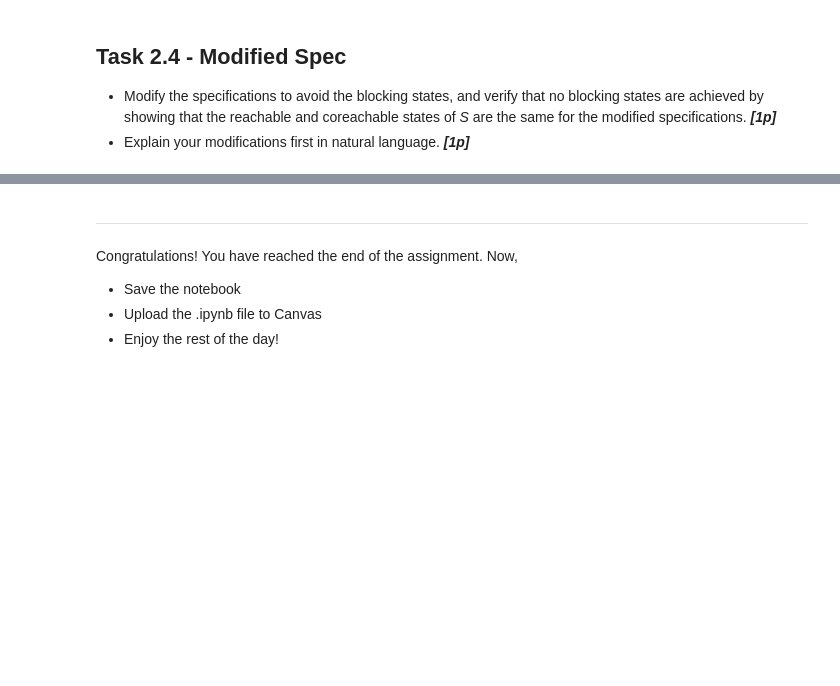
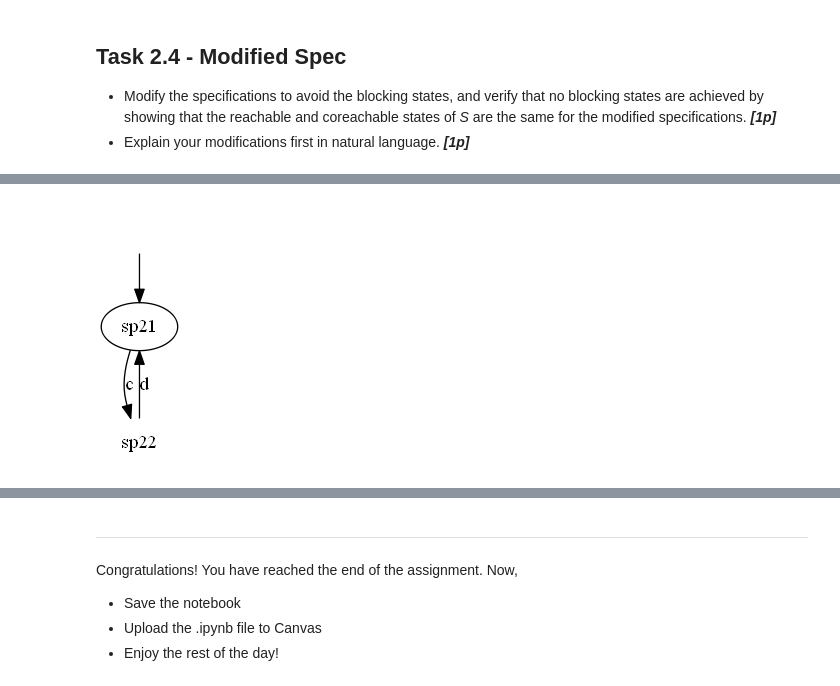
Before and after one commit to mohkan1/logic_ass_1, a Jupyter notebook: sync_and_reach.ipynb, the cells around one changed output, grey strips where cells are left out. Saved outputs shown, nothing was run; the diff lists cells and outputs as text; code cells hidden in the pictures; blank space fills up the shorter version.

```diff
--- a/sync_and_reach.ipynb
+++ b/sync_and_reach.ipynb
@@ -770,10 +856,18 @@ plot_automaton(sp1_new, 'SP1_new')
 # %%
-sp2_new = None
+sp2_new =  Automaton(states={'sp21', 'sp22'},
+                       init='sp21',
+                       events={'c', 'd','e'},
+                       trans={Transition('sp21', 'c', 'sp22'),
+                       Transition('sp22', 'd', 'sp21')},
+                       marked={'sp21'})
 
 # YOUR CODE HERE
-raise NotImplementedError()
+# raise NotImplementedError()
+
 
 plot_automaton(sp2_new, 'SP2_new')
+# %% [output]
+[figure, added]
 # %%
 # Now synchronize with the new specifications
 S_new = synch(synch(p1, p2), synch(sp1_new, sp2_new))
```
Also changed, not shown: parts of 13 cells of this notebook.
